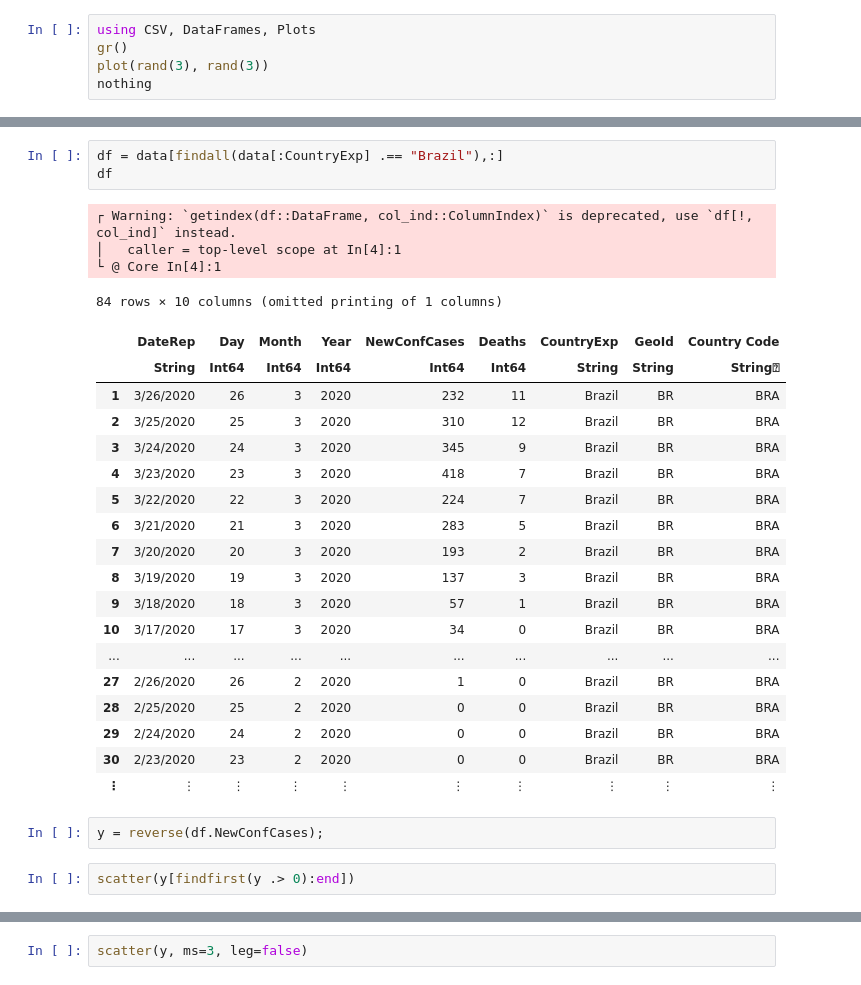
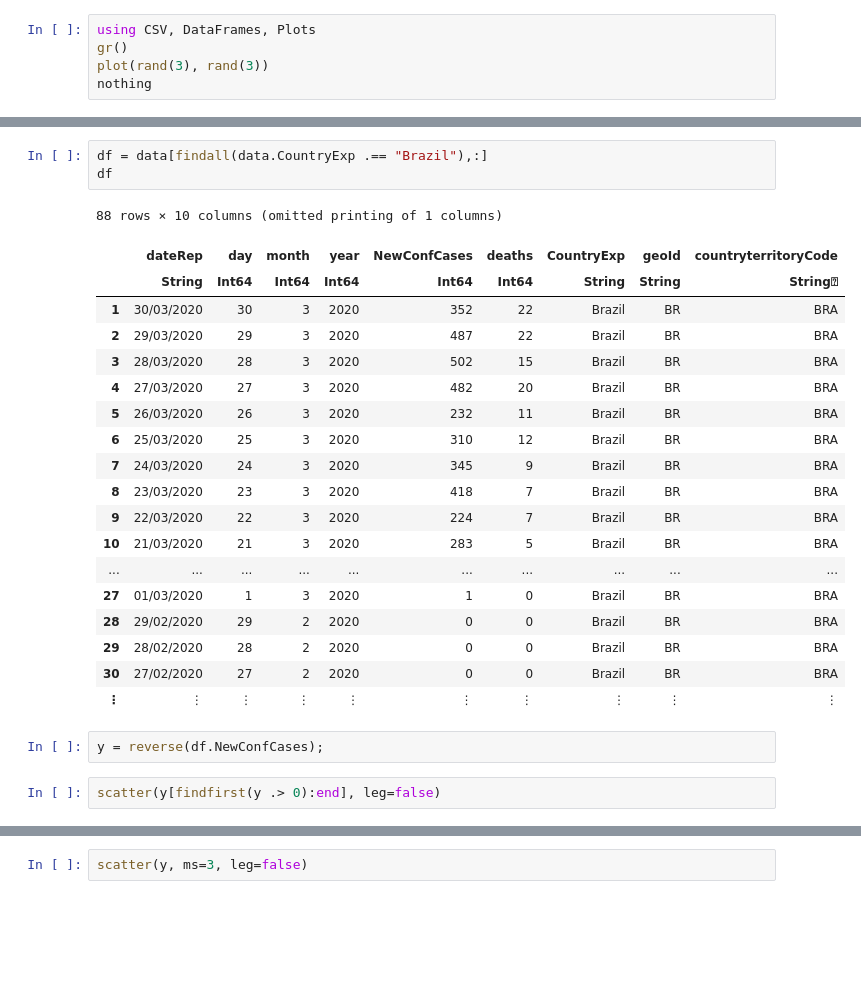
Before and after one commit to abelsiqueira/notebooks-twitch, a Jupyter notebook: COVID.ipynb, the cells around one changed output, grey strips where cells are left out. Drawn from its saved outputs; the diff is of its cells as text; blank space fills up the shorter version.

```diff
--- a/COVID.ipynb
+++ b/COVID.ipynb
@@ -24,33 +29,30 @@ first(data, 5)
 # %%
-df = data[findall(data[:CountryExp] .== "Brazil"),:]
+df = data[findall(data.CountryExp .== "Brazil"),:]
 df
 # %% [output]
-┌ Warning: `getindex(df::DataFrame, col_ind::ColumnIndex)` is deprecated, use `df[!, col_ind]` instead.
-│   caller = top-level scope at In[4]:1
-└ @ Core In[4]:1
+88 rows × 10 columns (omitted printing of 1 columns)
-84 rows × 10 columns (omitted printing of 1 columns)
-|  | DateRep | Day | Month | Year | NewConfCases | Deaths | CountryExp | GeoId | Country Code |
+|  | dateRep | day | month | year | NewConfCases | deaths | CountryExp | geoId | countryterritoryCode |
 |  | String | Int64 | Int64 | Int64 | Int64 | Int64 | String | String | String⍰ |
-| 1 | 3/26/2020 | 26 | 3 | 2020 | 232 | 11 | Brazil | BR | BRA |
-| 2 | 3/25/2020 | 25 | 3 | 2020 | 310 | 12 | Brazil | BR | BRA |
-| 3 | 3/24/2020 | 24 | 3 | 2020 | 345 | 9 | Brazil | BR | BRA |
-| 4 | 3/23/2020 | 23 | 3 | 2020 | 418 | 7 | Brazil | BR | BRA |
-| 5 | 3/22/2020 | 22 | 3 | 2020 | 224 | 7 | Brazil | BR | BRA |
-| 6 | 3/21/2020 | 21 | 3 | 2020 | 283 | 5 | Brazil | BR | BRA |
-| 7 | 3/20/2020 | 20 | 3 | 2020 | 193 | 2 | Brazil | BR | BRA |
-| 8 | 3/19/2020 | 19 | 3 | 2020 | 137 | 3 | Brazil | BR | BRA |
-| 9 | 3/18/2020 | 18 | 3 | 2020 | 57 | 1 | Brazil | BR | BRA |
-| 10 | 3/17/2020 | 17 | 3 | 2020 | 34 | 0 | Brazil | BR | BRA |
+| 1 | 30/03/2020 | 30 | 3 | 2020 | 352 | 22 | Brazil | BR | BRA |
+| 2 | 29/03/2020 | 29 | 3 | 2020 | 487 | 22 | Brazil | BR | BRA |
+| 3 | 28/03/2020 | 28 | 3 | 2020 | 502 | 15 | Brazil | BR | BRA |
+| 4 | 27/03/2020 | 27 | 3 | 2020 | 482 | 20 | Brazil | BR | BRA |
+| 5 | 26/03/2020 | 26 | 3 | 2020 | 232 | 11 | Brazil | BR | BRA |
+| 6 | 25/03/2020 | 25 | 3 | 2020 | 310 | 12 | Brazil | BR | BRA |
+| 7 | 24/03/2020 | 24 | 3 | 2020 | 345 | 9 | Brazil | BR | BRA |
+| 8 | 23/03/2020 | 23 | 3 | 2020 | 418 | 7 | Brazil | BR | BRA |
+| 9 | 22/03/2020 | 22 | 3 | 2020 | 224 | 7 | Brazil | BR | BRA |
+| 10 | 21/03/2020 | 21 | 3 | 2020 | 283 | 5 | Brazil | BR | BRA |
 | ... | ... | ... | ... | ... | ... | ... | ... | ... | ... |
-| 27 | 2/26/2020 | 26 | 2 | 2020 | 1 | 0 | Brazil | BR | BRA |
-| 28 | 2/25/2020 | 25 | 2 | 2020 | 0 | 0 | Brazil | BR | BRA |
-| 29 | 2/24/2020 | 24 | 2 | 2020 | 0 | 0 | Brazil | BR | BRA |
-| 30 | 2/23/2020 | 23 | 2 | 2020 | 0 | 0 | Brazil | BR | BRA |
+| 27 | 01/03/2020 | 1 | 3 | 2020 | 1 | 0 | Brazil | BR | BRA |
+| 28 | 29/02/2020 | 29 | 2 | 2020 | 0 | 0 | Brazil | BR | BRA |
+| 29 | 28/02/2020 | 28 | 2 | 2020 | 0 | 0 | Brazil | BR | BRA |
+| 30 | 27/02/2020 | 27 | 2 | 2020 | 0 | 0 | Brazil | BR | BRA |
 | ⋮ | ⋮ | ⋮ | ⋮ | ⋮ | ⋮ | ⋮ | ⋮ | ⋮ | ⋮ |
 # %%
 y = reverse(df.NewConfCases);
 # %%
-scatter(y[findfirst(y .> 0):end])
+scatter(y[findfirst(y .> 0):end], leg=false)
 # %%
 y = reverse(df.NewConfCases);
 y = y[findfirst(y .> 0):end]
```
Also changed, not shown: parts of 14 cells of this notebook, 9 other files.
